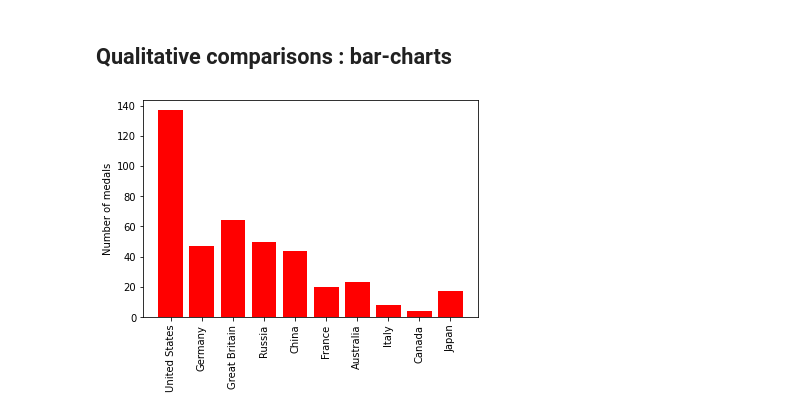
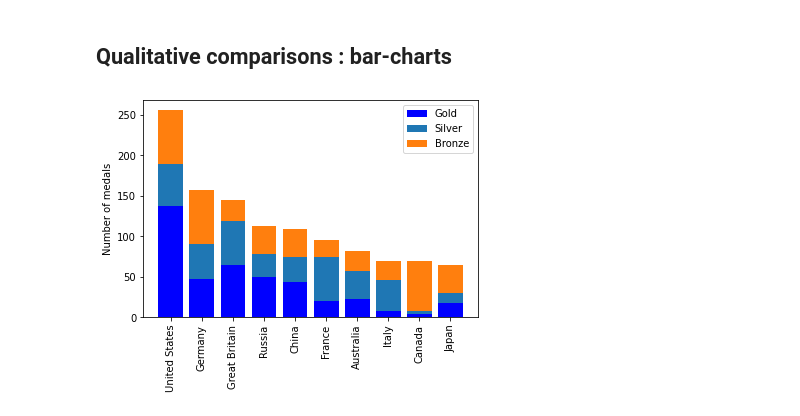
Before and after one commit to kirwaboit/rwakiPython, a Jupyter notebook: Graphing_Matplotlib_Practice.ipynb, the cells around one changed output. Drawn from its saved outputs; the diff is of its cells as text; code cells hidden in the pictures.

```diff
--- a/Graphing_Matplotlib_Practice.ipynb
+++ b/Graphing_Matplotlib_Practice.ipynb
@@ -395,17 +395,20 @@ print(climate_change.loc[["date_cc"] = "2015-10-06",["co2"]])
 # %%
 
 
 import matplotlib.pyplot as plt
 import pandas as pd
 
-
+# load the csv into a dataframe and make the first column, the index column
 medals = pd.read_csv(r'C:\Users\Burudani\Documents\mainPythonFolder_v1\SpreadsheetFiles\medals_by_country_2016.csv',index_col = 0)
 
 fig, ax = plt.subplots()
-ax.bar(medals.index,medals['Gold'], color = "r") # using bar instead of plot this time
+ax.bar(medals.index,medals['Gold'], color = "b",label="Gold") # using bar instead of plot this time
+ax.bar(medals.index, medals["Silver"], bottom=medals['Gold'],label="Silver")
+ax.bar(medals.index, medals["Bronze"], bottom=medals['Gold'] + medals["Silver"], label="Bronze")
 ax.set_xticks(medals.index)
 ax.set_xticklabels(medals.index, rotation=90)
 ax.set_ylabel("Number of medals")
+ax.legend()
 plt.show()
 # %% [output]
-[figure, old version]
+[figure, new version]
```
Also changed, not shown: parts of 3 cells of this notebook, 7 other files.
